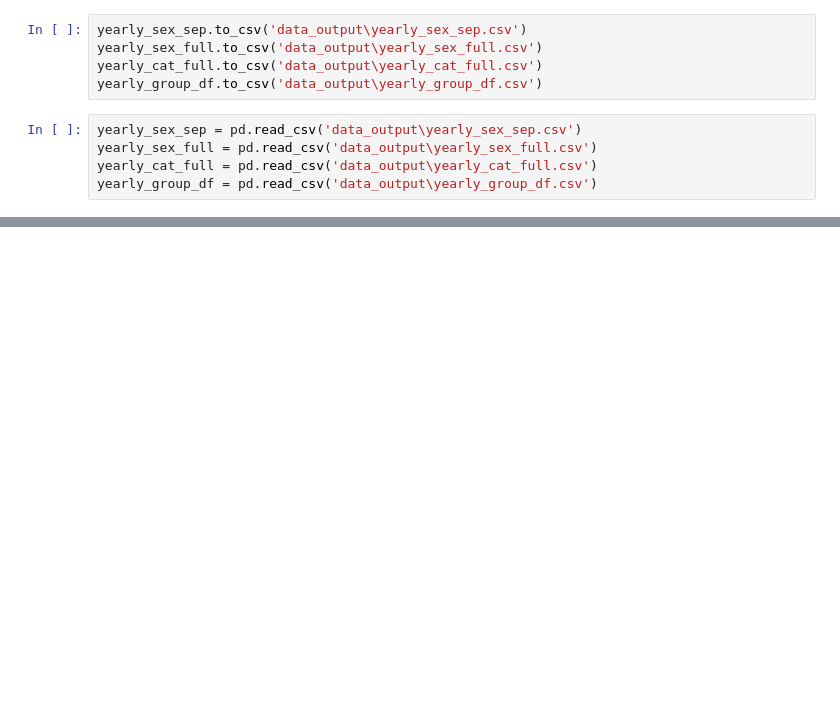
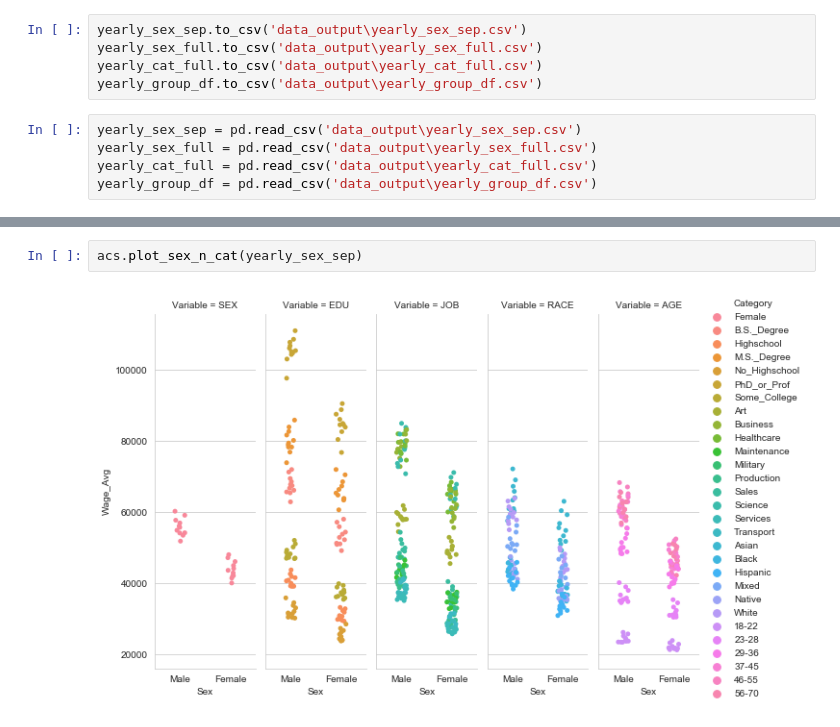
Before and after one commit to AlbeChen/Census_Wage_Analysis, a Jupyter notebook: Notebook_ACS_Wage_Final_Analysis.ipynb, the cells around one changed output, grey strips where cells are left out. Cells and saved outputs as stored; diff of their text form; blank space fills up the shorter version.

Commit message:
feat: update visual functions and doc final nb

```diff
--- a/Notebook_ACS_Wage_Final_Analysis.ipynb
+++ b/Notebook_ACS_Wage_Final_Analysis.ipynb
@@ -74,3 +107,7 @@ Below show...
+# %%
+acs.plot_sex_n_cat(yearly_sex_sep)
+# %% [output]
+[figure, added]
 # %%
 acs.plot_ratio_ordered(yearly_sex_full)
 # %% [output]
```
Also changed, not shown: parts of 15 cells of this notebook, 9 other files.
